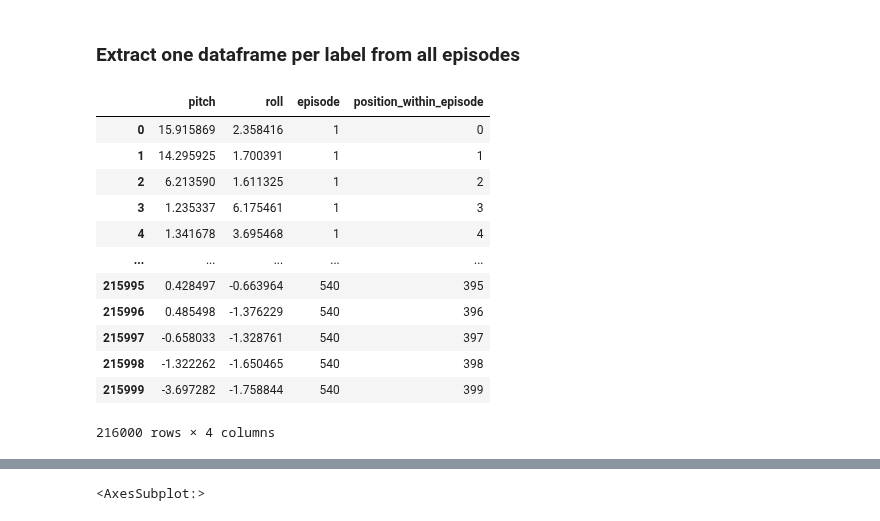
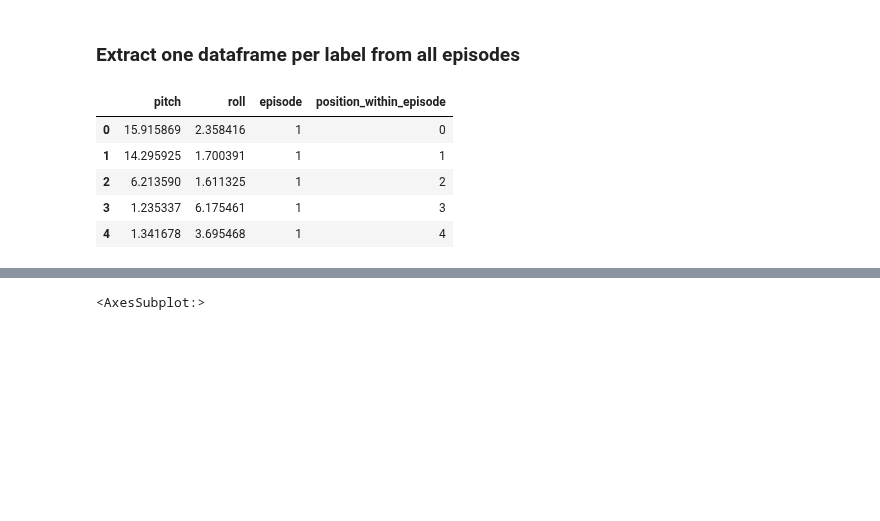
Before and after one commit to lancedw/3D-state-prediction-for-surface-vessels-using-IMU-data-and-images, a Jupyter notebook: code/notebooks/pr_data_analysis.ipynb, the cells around one changed output, grey strips where cells are left out. Saved outputs shown, nothing was run; the diff lists cells and outputs as text; code cells hidden in the pictures; blank space fills up the shorter version.

```diff
--- a/code/notebooks/pr_data_analysis.ipynb
+++ b/code/notebooks/pr_data_analysis.ipynb
@@ -66,21 +68,14 @@ for label in tqdm(labels):
 
 dataframe_dict = dict(zip(labels, dataframes))
 # %%
-dataframe_dict.get(0)
+dataframe_dict.get(0).head()
 # %% [output]
 |  | pitch | roll | episode | position_within_episode |
 | 0 | 15.915869 | 2.358416 | 1 | 0 |
 | 1 | 14.295925 | 1.700391 | 1 | 1 |
 | 2 | 6.213590 | 1.611325 | 1 | 2 |
 | 3 | 1.235337 | 6.175461 | 1 | 3 |
 | 4 | 1.341678 | 3.695468 | 1 | 4 |
-| ... | ... | ... | ... | ... |
-| 215995 | 0.428497 | -0.663964 | 540 | 395 |
-| 215996 | 0.485498 | -1.376229 | 540 | 396 |
-| 215997 | -0.658033 | -1.328761 | 540 | 397 |
-| 215998 | -1.322262 | -1.650465 | 540 | 398 |
-| 215999 | -3.697282 | -1.758844 | 540 | 399 |
-216000 rows × 4 columns
 # %%
 all_pitch = pd.DataFrame()
 all_roll = pd.DataFrame()
```
Also changed, not shown: parts of 9 cells of this notebook, 4 other files.
